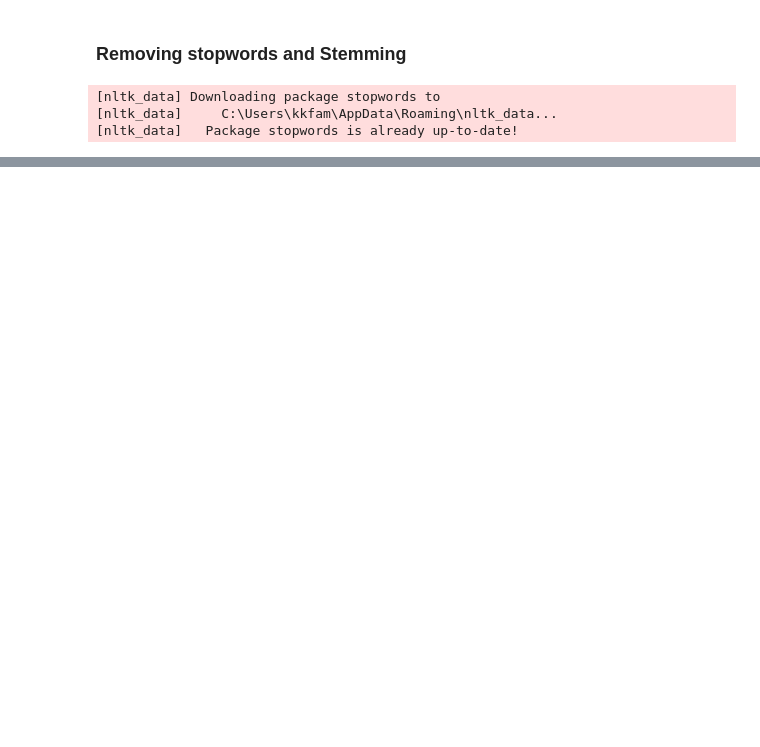
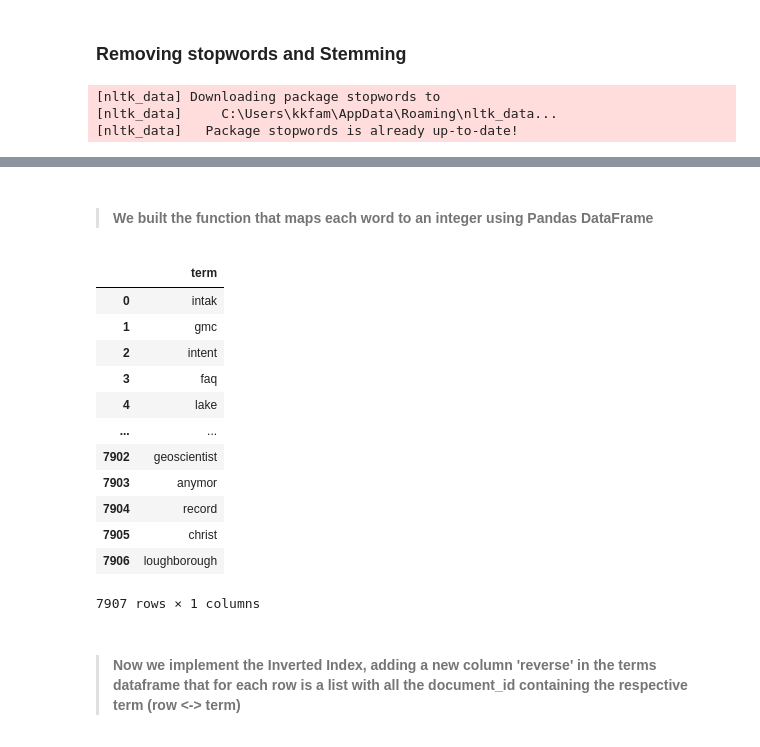
Before and after one commit to cricro1304/ADM-HW3, a Jupyter notebook: HW3_P2.ipynb, the cells around one changed output, grey strips where cells are left out. Saved outputs shown, nothing was run; the diff lists cells and outputs as text; code cells hidden in the pictures; blank space fills up the shorter version.

```diff
--- a/HW3_P2.ipynb
+++ b/HW3_P2.ipynb
@@ -104,0 +126,4 @@ df.head()
+# %%
+vocabulary = set()
+df.courseDescription.apply(lambda row: [vocabulary.add(word) for word in row.split(' ')])
+vocabulary
@@ -104,0 +148,21 @@ df.head()
+# %% [markdown]
+>#### We built the function that maps each word to an integer using Pandas DataFrame
+# %%
+terms = pd.DataFrame(data=list(vocabulary), columns=['term'])
+terms
+# %% [output]
+|  | term |
+| 0 | intak |
+| 1 | gmc |
+| 2 | intent |
+| 3 | faq |
+| 4 | lake |
+| ... | ... |
+| 7902 | geoscientist |
+| 7903 | anymor |
+| 7904 | record |
+| 7905 | christ |
+| 7906 | loughborough |
+7907 rows × 1 columns
+# %% [markdown]
+>#### Now we implement the Inverted Index, adding a new column 'reverse' in the terms dataframe that for each row is a list with all the document_id  containing the respective term (row <-> term)
```
Also changed, not shown: parts of 17 cells of this notebook, 3 other files.
